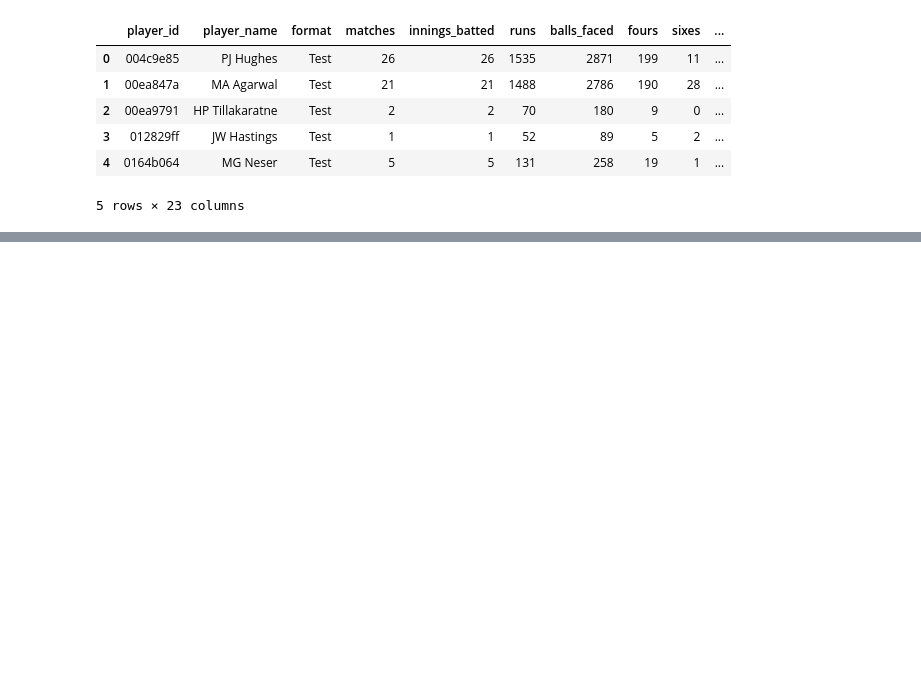
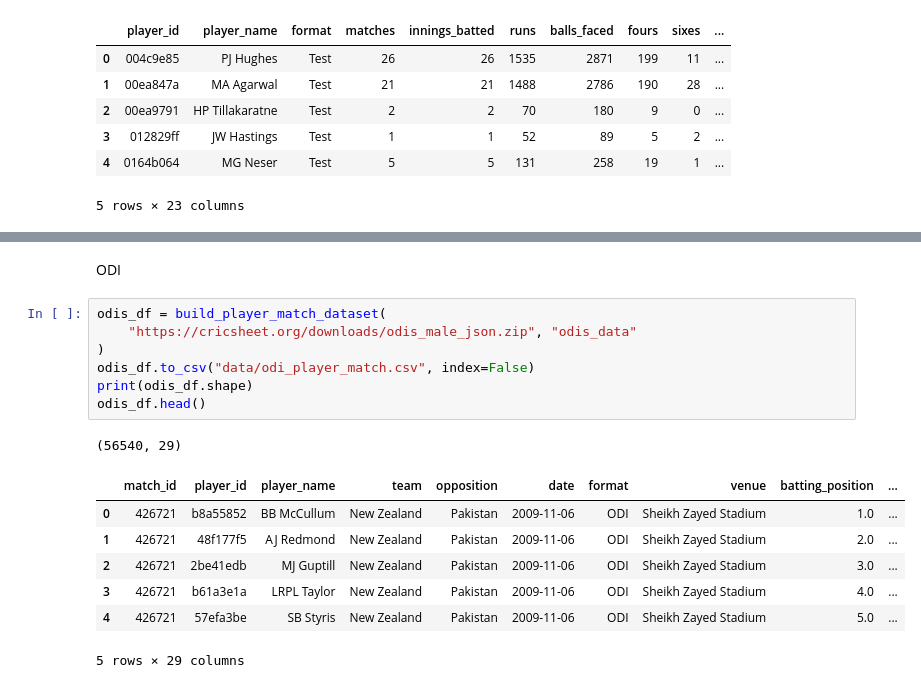
Before and after one commit to abdullahminhas/cric-squad-selector, a Jupyter notebook: cric_squad_selector_data.ipynb, the cells around one changed output, grey strips where cells are left out. Drawn from its saved outputs; the diff is of its cells as text; blank space fills up the shorter version.

```diff
--- a/cric_squad_selector_data.ipynb
+++ b/cric_squad_selector_data.ipynb
@@ -239,0 +240,18 @@ summary.head()
+# %% [markdown]
+ODI
+# %%
+odis_df = build_player_match_dataset(
+    "https://cricsheet.org/downloads/odis_male_json.zip", "odis_data"
+)
+odis_df.to_csv("data/odi_player_match.csv", index=False)
+print(odis_df.shape)
+odis_df.head()
+# %% [output]
+(56540, 29)
+|  | match_id | player_id | player_name | team | opposition | date | format | venue | batting_position | ... |
+| 0 | 426721 | b8a55852 | BB McCullum | New Zealand | Pakistan | 2009-11-06 | ODI | Sheikh Zayed Stadium | 1.0 | ... |
+| 1 | 426721 | 48f177f5 | AJ Redmond | New Zealand | Pakistan | 2009-11-06 | ODI | Sheikh Zayed Stadium | 2.0 | ... |
+| 2 | 426721 | 2be41edb | MJ Guptill | New Zealand | Pakistan | 2009-11-06 | ODI | Sheikh Zayed Stadium | 3.0 | ... |
+| 3 | 426721 | b61a3e1a | LRPL Taylor | New Zealand | Pakistan | 2009-11-06 | ODI | Sheikh Zayed Stadium | 4.0 | ... |
+| 4 | 426721 | 57efa3be | SB Styris | New Zealand | Pakistan | 2009-11-06 | ODI | Sheikh Zayed Stadium | 5.0 | ... |
+5 rows × 29 columns
```
Also changed, not shown: parts of 6 cells of this notebook.
